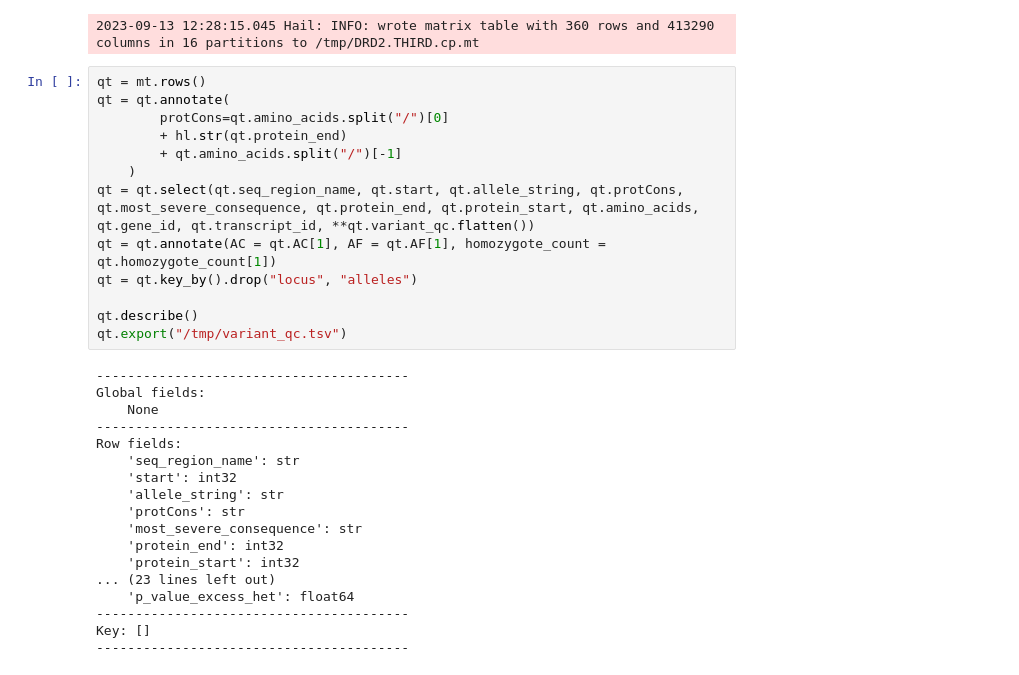
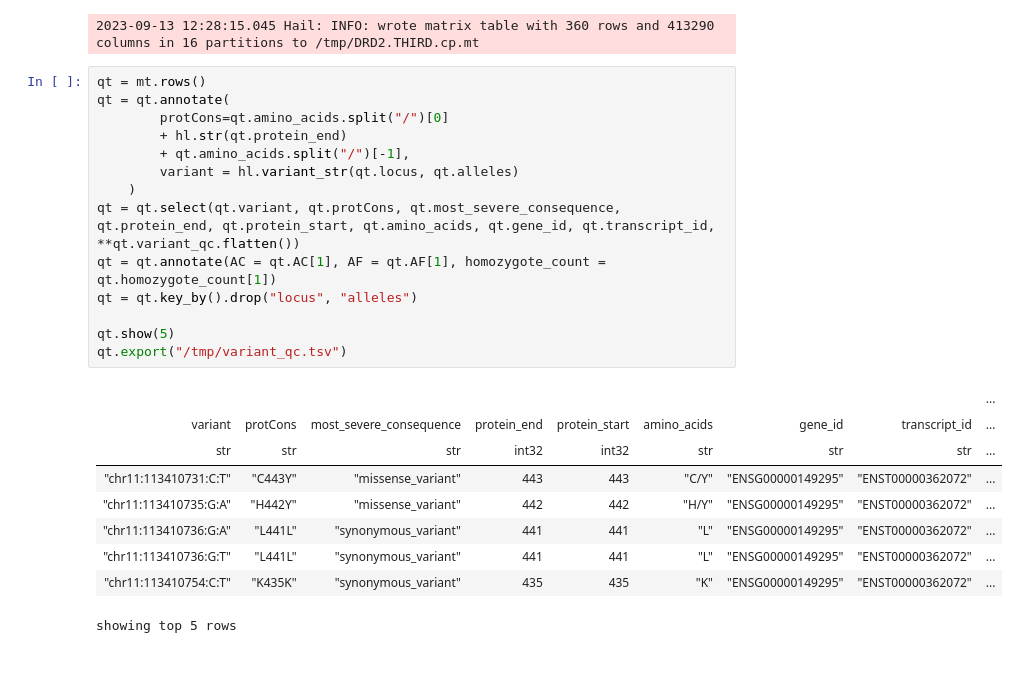
Before and after one commit to HauserGroup/gogoGPCR2, a Jupyter notebook: notebooks/QC.ipynb, the cells around one changed output. Drawn from its saved outputs; the diff is of its cells as text.

```diff
--- a/notebooks/QC.ipynb
+++ b/notebooks/QC.ipynb
@@ -320,31 +320,24 @@ mt = mt.checkpoint(checkpoint_file, overwrite=True)
 # %%
 qt = mt.rows()
 qt = qt.annotate(
         protCons=qt.amino_acids.split("/")[0]
         + hl.str(qt.protein_end)
-        + qt.amino_acids.split("/")[-1]
+        + qt.amino_acids.split("/")[-1],
+        variant = hl.variant_str(qt.locus, qt.alleles)
     )
-qt = qt.select(qt.seq_region_name, qt.start, qt.allele_string, qt.protCons, qt.most_severe_consequence, qt.protein_end, qt.protein_start, qt.amino_acids, qt.gene_id, qt.transcript_id, **qt.variant_qc.flatten())
+qt = qt.select(qt.variant, qt.protCons, qt.most_severe_consequence, qt.protein_end, qt.protein_start, qt.amino_acids, qt.gene_id, qt.transcript_id, **qt.variant_qc.flatten())
 qt = qt.annotate(AC = qt.AC[1], AF = qt.AF[1], homozygote_count = qt.homozygote_count[1])
 qt = qt.key_by().drop("locus", "alleles")
 
-qt.describe()
+qt.show(5)
 qt.export("/tmp/variant_qc.tsv")
 # %% [output]
+|  |  |  |  |  |  |  |  | ... |
+| variant | protCons | most_severe_consequence | protein_end | protein_start | amino_acids | gene_id | transcript_id | ... |
+| str | str | str | int32 | int32 | str | str | str | ... |
+| "chr11:113410731:C:T" | "C443Y" | "missense_variant" | 443 | 443 | "C/Y" | "ENSG00000149295" | "ENST00000362072" | ... |
+| "chr11:113410735:G:A" | "H442Y" | "missense_variant" | 442 | 442 | "H/Y" | "ENSG00000149295" | "ENST00000362072" | ... |
+| "chr11:113410736:G:A" | "L441L" | "synonymous_variant" | 441 | 441 | "L" | "ENSG00000149295" | "ENST00000362072" | ... |
+| "chr11:113410736:G:T" | "L441L" | "synonymous_variant" | 441 | 441 | "L" | "ENSG00000149295" | "ENST00000362072" | ... |
+| "chr11:113410754:C:T" | "K435K" | "synonymous_variant" | 435 | 435 | "K" | "ENSG00000149295" | "ENST00000362072" | ... |
-----------------------------------------
-Global fields:
-    None
-----------------------------------------
-Row fields:
-    'seq_region_name': str
-    'start': int32
-    'allele_string': str
-    'protCons': str
-    'most_severe_consequence': str
-    'protein_end': int32
-    'protein_start': int32
-... (23 lines left out)
-    'p_value_excess_het': float64
-----------------------------------------
-Key: []
-----------------------------------------
+showing top 5 rows
```
Also changed, not shown: parts of 1 cell of this notebook.
